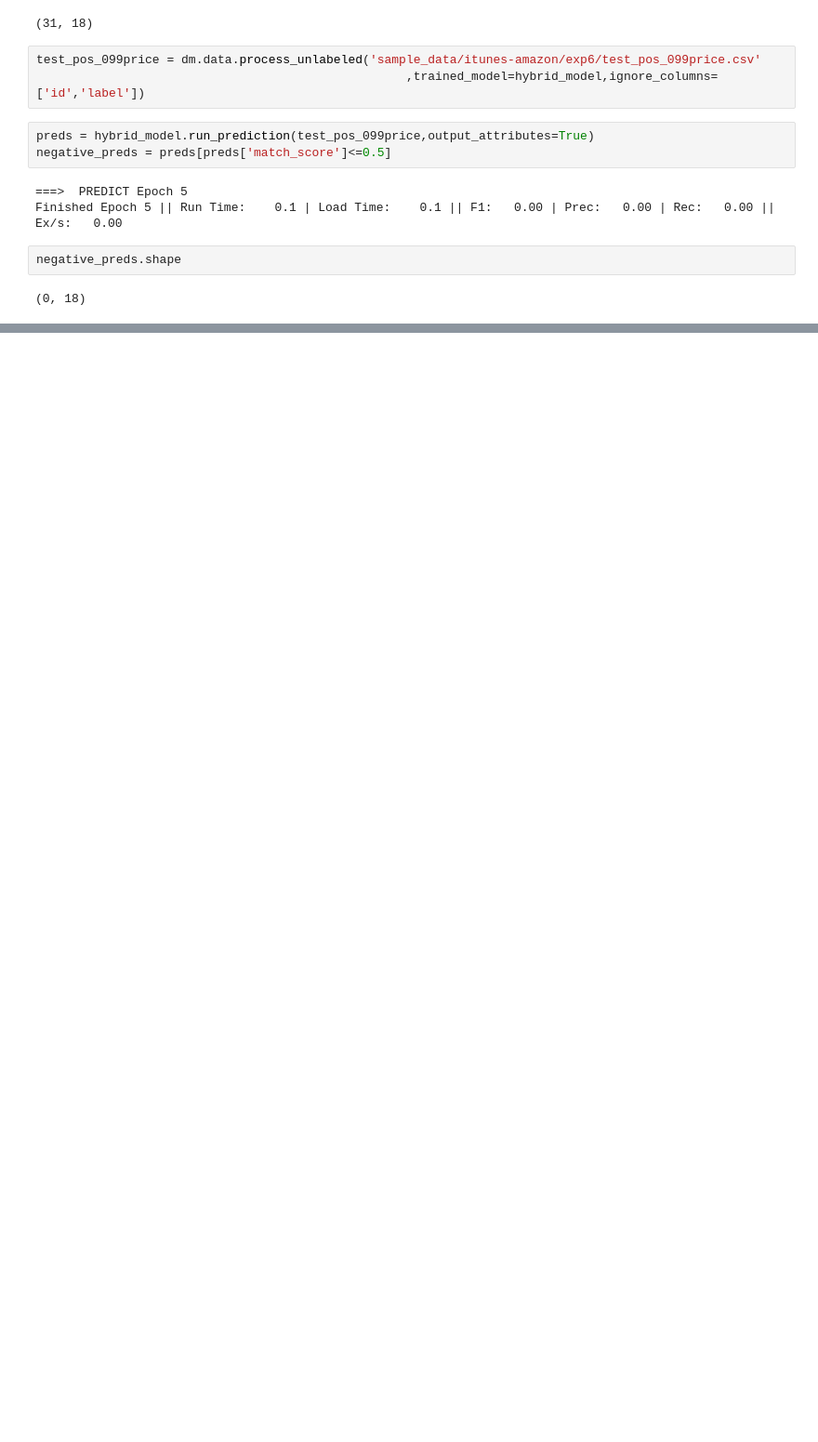
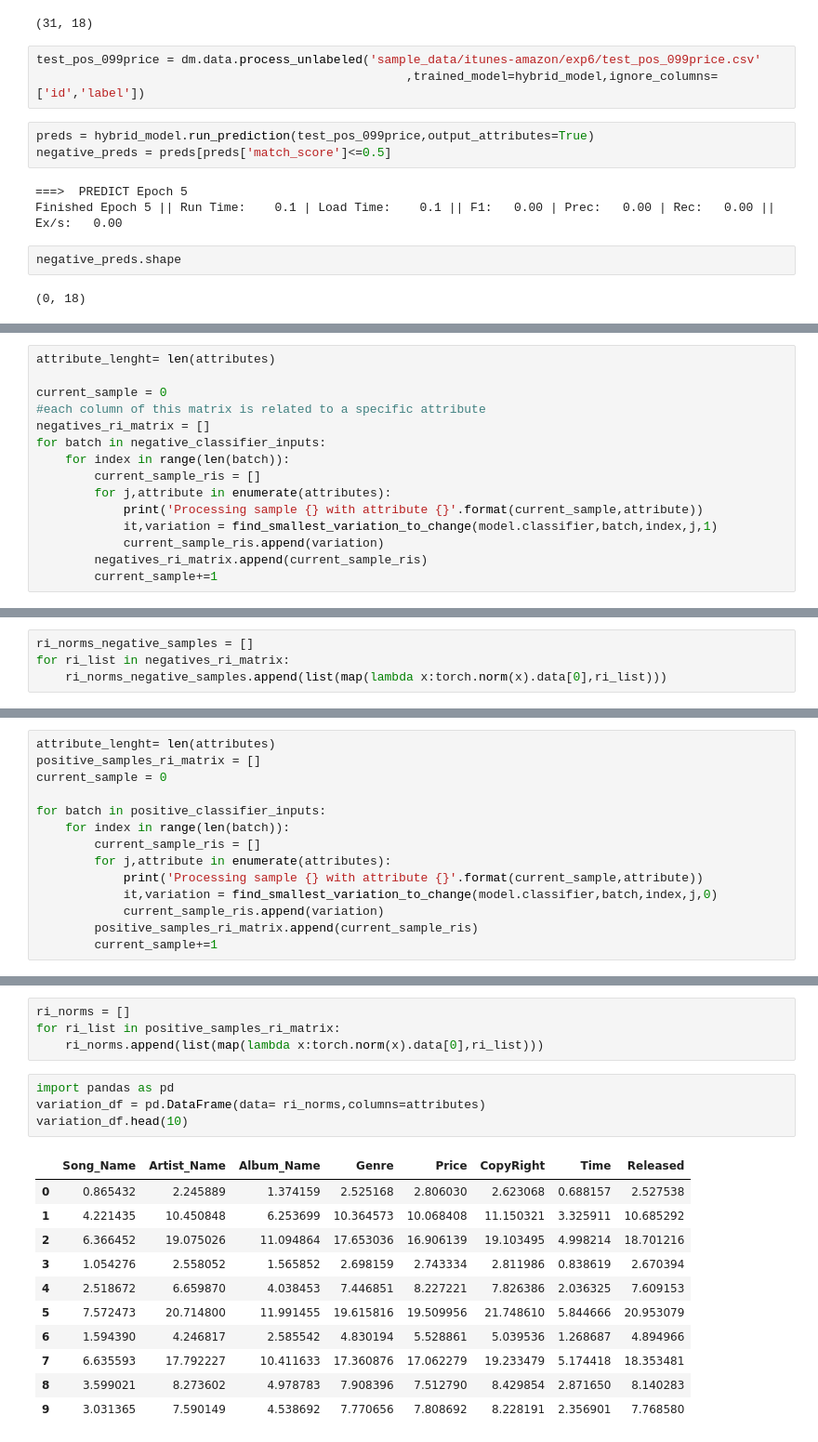
Before and after one commit to vincenzomartello/deepmatcher-experiments, a Jupyter notebook: priceAnalysis.ipynb, the cells around one changed output, grey strips where cells are left out. Shown at 93% size. Cells and saved outputs as stored; diff of their text form; blank space fills up the shorter version.

```diff
--- a/priceAnalysis.ipynb
+++ b/priceAnalysis.ipynb
@@ -266,0 +399,15 @@ negative_preds.shape
+# %%
+attribute_lenght= len(attributes)
+
+current_sample = 0
+#each column of this matrix is related to a specific attribute
+negatives_ri_matrix = []
+for batch in negative_classifier_inputs:
+    for index in range(len(batch)):
+        current_sample_ris = []
+        for j,attribute in enumerate(attributes):
+            print('Processing sample {} with attribute {}'.format(current_sample,attribute))
+            it,variation = find_smallest_variation_to_change(model.classifier,batch,index,j,1)
+            current_sample_ris.append(variation)
+        negatives_ri_matrix.append(current_sample_ris)
+        current_sample+=1
@@ -266,0 +432,4 @@ negative_preds.shape
+# %%
+ri_norms_negative_samples = []
+for ri_list in negatives_ri_matrix:
+    ri_norms_negative_samples.append(list(map(lambda x:torch.norm(x).data[0],ri_list)))
@@ -266,0 +441,14 @@ negative_preds.shape
+# %%
+attribute_lenght= len(attributes)
+positive_samples_ri_matrix = []
+current_sample = 0
+
+for batch in positive_classifier_inputs:
+    for index in range(len(batch)):
+        current_sample_ris = []
+        for j,attribute in enumerate(attributes):
+            print('Processing sample {} with attribute {}'.format(current_sample,attribute))
+            it,variation = find_smallest_variation_to_change(model.classifier,batch,index,j,0)
+            current_sample_ris.append(variation)
+        positive_samples_ri_matrix.append(current_sample_ris)
+        current_sample+=1
@@ -266,0 +473,20 @@ negative_preds.shape
+# %%
+ri_norms = []
+for ri_list in positive_samples_ri_matrix:
+    ri_norms.append(list(map(lambda x:torch.norm(x).data[0],ri_list)))
+# %%
+import pandas as pd
+variation_df = pd.DataFrame(data= ri_norms,columns=attributes)
+variation_df.head(10)
+# %% [output]
+|  | Song_Name | Artist_Name | Album_Name | Genre | Price | CopyRight | Time | Released |
+| 0 | 0.865432 | 2.245889 | 1.374159 | 2.525168 | 2.806030 | 2.623068 | 0.688157 | 2.527538 |
+| 1 | 4.221435 | 10.450848 | 6.253699 | 10.364573 | 10.068408 | 11.150321 | 3.325911 | 10.685292 |
+| 2 | 6.366452 | 19.075026 | 11.094864 | 17.653036 | 16.906139 | 19.103495 | 4.998214 | 18.701216 |
+| 3 | 1.054276 | 2.558052 | 1.565852 | 2.698159 | 2.743334 | 2.811986 | 0.838619 | 2.670394 |
+| 4 | 2.518672 | 6.659870 | 4.038453 | 7.446851 | 8.227221 | 7.826386 | 2.036325 | 7.609153 |
+| 5 | 7.572473 | 20.714800 | 11.991455 | 19.615816 | 19.509956 | 21.748610 | 5.844666 | 20.953079 |
+| 6 | 1.594390 | 4.246817 | 2.585542 | 4.830194 | 5.528861 | 5.039536 | 1.268687 | 4.894966 |
+| 7 | 6.635593 | 17.792227 | 10.411633 | 17.360876 | 17.062279 | 19.233479 | 5.174418 | 18.353481 |
+| 8 | 3.599021 | 8.273602 | 4.978783 | 7.908396 | 7.512790 | 8.429854 | 2.871650 | 8.140283 |
+| 9 | 3.031365 | 7.590149 | 4.538692 | 7.770656 | 7.808692 | 8.228191 | 2.356901 | 7.768580 |
```
Also changed, not shown: parts of 42 cells of this notebook, 43 other files.
